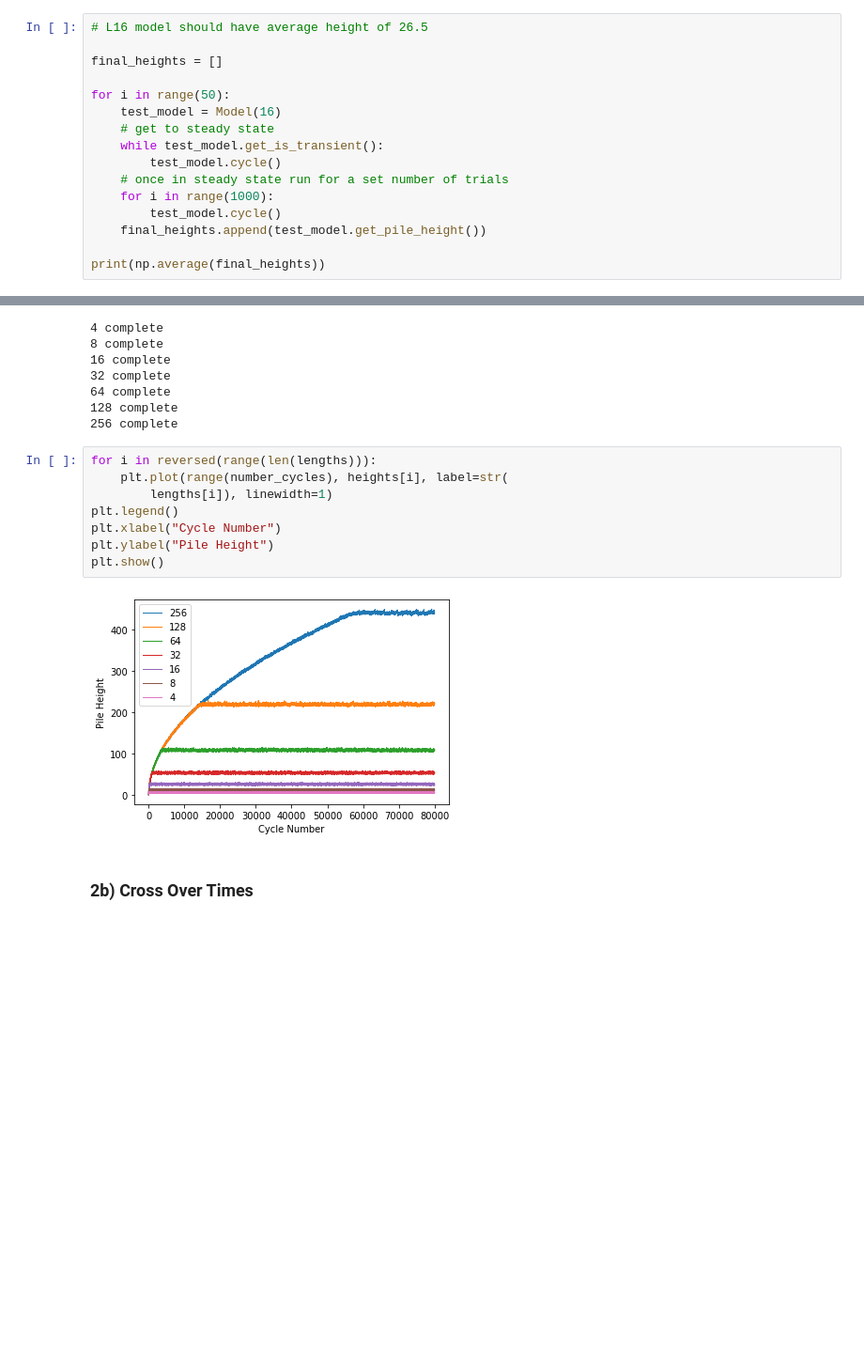
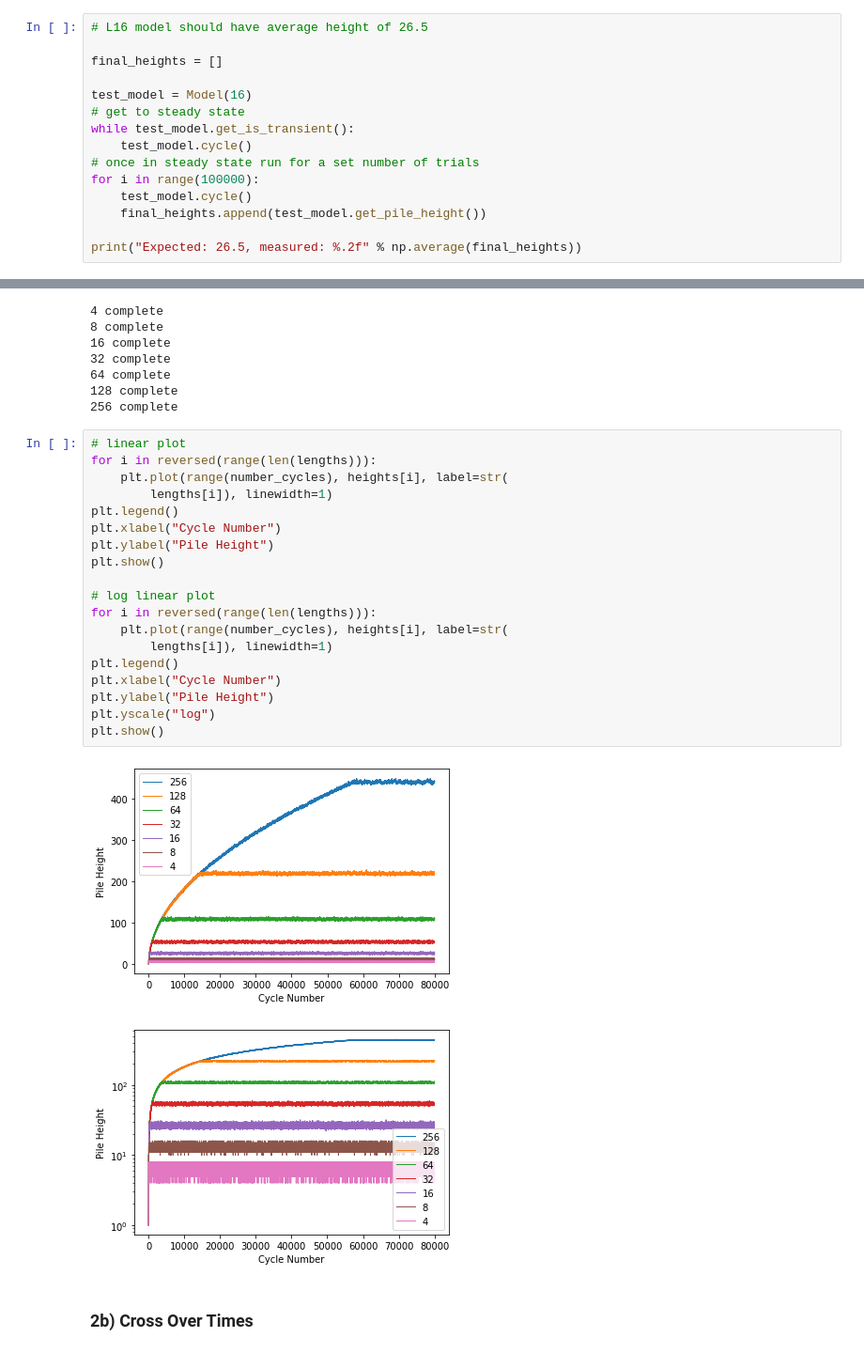
Before and after one commit to bdgrichards/oslo, a Jupyter notebook: oslo.ipynb, the cells around one changed output, grey strips where cells are left out. Shown at 94% size. Cells and saved outputs as stored; diff of their text form; blank space fills up the shorter version.

```diff
--- a/oslo.ipynb
+++ b/oslo.ipynb
@@ -218,15 +231,14 @@ print(counter)
 
 final_heights = []
 
-for i in range(50):
-    test_model = Model(16)
-    # get to steady state
-    while test_model.get_is_transient():
-        test_model.cycle()
-    # once in steady state run for a set number of trials
-    for i in range(1000):
-        test_model.cycle()
+test_model = Model(16)
+# get to steady state
+while test_model.get_is_transient():
+    test_model.cycle()
+# once in steady state run for a set number of trials
+for i in range(100000):
+    test_model.cycle()
     final_heights.append(test_model.get_pile_height())
 
-print(np.average(final_heights))
+print("Expected: 26.5, measured: %.2f" % np.average(final_heights))
 # %% [output]
@@ -283,15 +294,27 @@ for length in lengths:
 128 complete
 256 complete
 # %%
+# linear plot
 for i in reversed(range(len(lengths))):
     plt.plot(range(number_cycles), heights[i], label=str(
         lengths[i]), linewidth=1)
 plt.legend()
 plt.xlabel("Cycle Number")
 plt.ylabel("Pile Height")
 plt.show()
+
+# log linear plot
+for i in reversed(range(len(lengths))):
+    plt.plot(range(number_cycles), heights[i], label=str(
+        lengths[i]), linewidth=1)
+plt.legend()
+plt.xlabel("Cycle Number")
+plt.ylabel("Pile Height")
+plt.yscale("log")
+plt.show()
 # %% [output]
 [figure]
+[figure, added]
 # %% [markdown]
 ### 2b) Cross Over Times
 # %%
```
Also changed, not shown: parts of 16 cells of this notebook.
